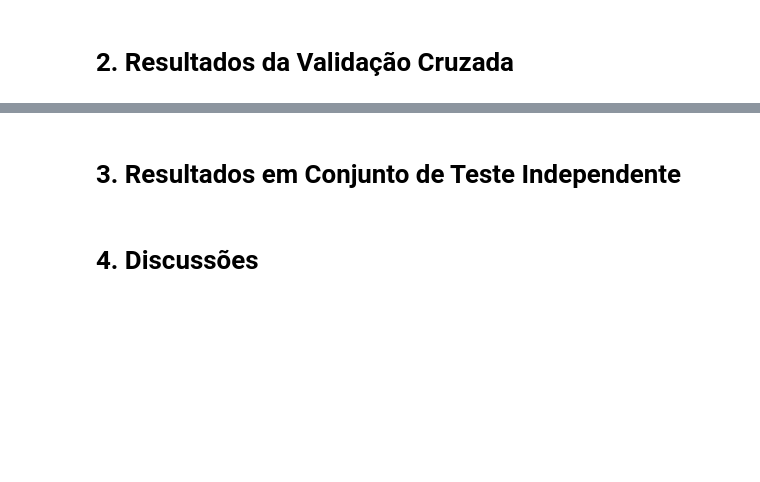
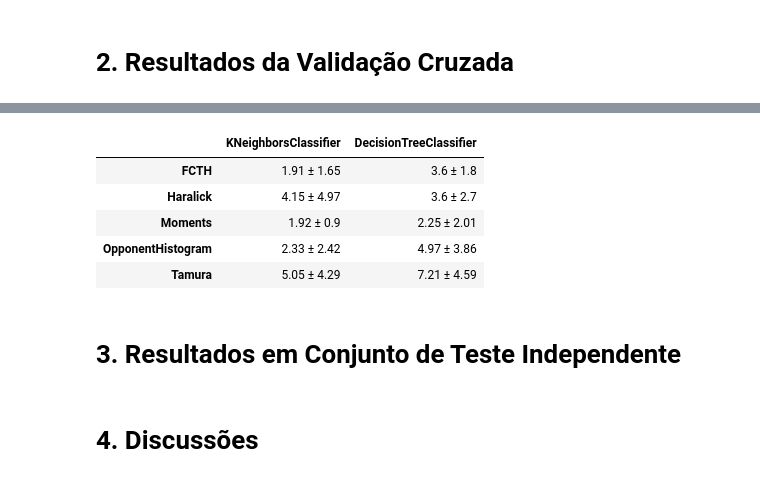
Before and after one commit to Samirnunes/cmc-15-ia, a Jupyter notebook: lab2/src/projeto1_am.ipynb, the cells around one changed output, grey strips where cells are left out. Cells and saved outputs as stored; diff of their text form; code cells hidden in the pictures; blank space fills up the shorter version.

```diff
--- a/lab2/src/projeto1_am.ipynb
+++ b/lab2/src/projeto1_am.ipynb
@@ -309,2 +471,11 @@ max     1.00000
 # %% [markdown]
 # 2. Resultados da Validação Cruzada
+# %%
+knn = KNeighborsClassifier()
+knn_pipeline = DataPipeline()
+knn_eval = ModelEvaluator()
+for subset in subsets:
+    knn_eval.nested_cv(data[subset]["X_train"],
+              data[subset]["y_train"],
+              estimator=knn, pipeline=knn_pipeline, random_state=0)
+knn_table = knn_eval.tabulate_cv_results()
@@ -310,0 +502,9 @@ max     1.00000
+# %%
+dtree = DecisionTreeClassifier()
+dtree_pipeline = DataPipeline()
+dtree_eval = ModelEvaluator()
+for subset in subsets:
+    dtree_eval.nested_cv(data[subset]["X_train"],
+                data[subset]["y_train"],
+                dtree, dtree_pipeline, 0)
+dtree_table = dtree_eval.tabulate_cv_results()
@@ -311,2 +531,12 @@ max     1.00000
+# %%
+final_table = pd.concat([knn_table, dtree_table], axis=1)
+final_table
+# %% [output]
+|  | KNeighborsClassifier | DecisionTreeClassifier |
+| FCTH | 1.91 ± 1.65 | 3.6 ± 1.8 |
+| Haralick | 4.15 ± 4.97 | 3.6 ± 2.7 |
+| Moments | 1.92 ± 0.9 | 2.25 ± 2.01 |
+| OpponentHistogram | 2.33 ± 2.42 | 4.97 ± 3.86 |
+| Tamura | 5.05 ± 4.29 | 7.21 ± 4.59 |
 # %% [markdown]
 # 3. Resultados em Conjunto de Teste Independente
```
Also changed, not shown: parts of 12 cells of this notebook, 5 other files.
